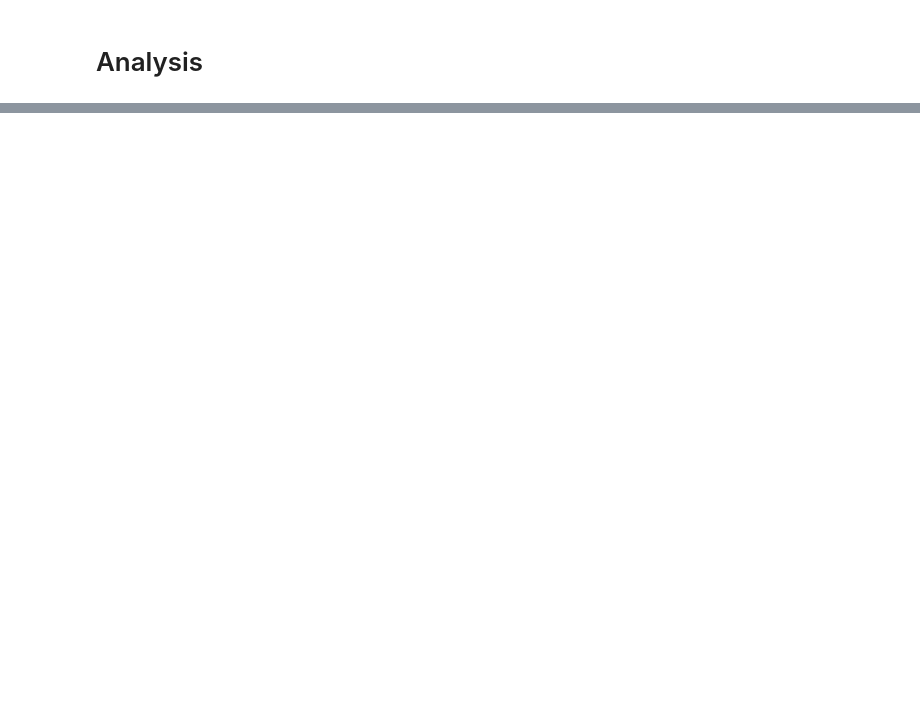
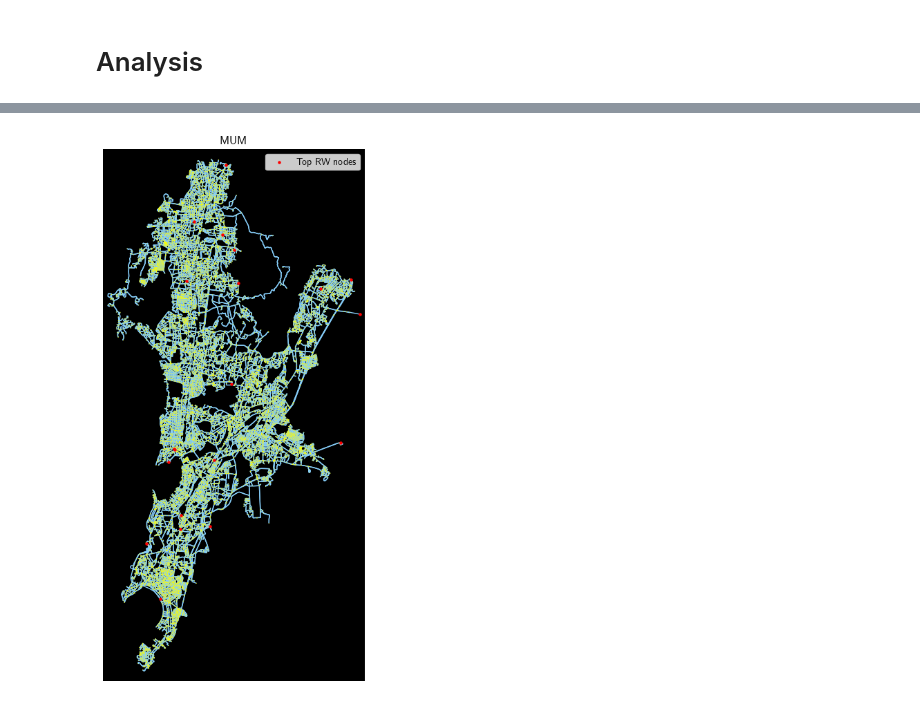
Before and after one commit to akshaysanjeevk/Road-Network-Stat-SGN2025, a Jupyter notebook: notebook1.ipynb, the cells around one changed output, grey strips where cells are left out. Cells and saved outputs as stored; diff of their text form; code cells hidden in the pictures; blank space fills up the shorter version.

```diff
--- a/notebook1.ipynb
+++ b/notebook1.ipynb
@@ -68,0 +177,32 @@ a, b = wPDF(city_codes)
+# %%
+citycode = "MUM"
+topN, topPr = PopNodes(f"RW_{citycode}_n100000_t1000.npz", q=20)
+G = OpenGraph(citycode)
+xs = [G.nodes[n]["x"] for n in topN]
+ys = [G.nodes[n]["y"] for n in topN]
+# %%
+fig, ax = osm.plot_graph(
+    G,
+    figsize=(10,10),
+    node_size=.5,
+    node_color="yellow",
+    edge_color="lightskyblue",
+    bgcolor="black",
+    show=False,
+    close=False
+)
+
+ax.scatter(
+    xs, ys,
+    c="red",
+    s=5,
+    zorder=5,
+    label="Top RW nodes"
+)
+
+ax.legend()
+plt.title(f"{citycode}")
+plt.savefig(f"./topN_maps/{citycode}_RW.pdf")
+plt.show()
+# %% [output]
+[figure, added]
```
Also changed, not shown: parts of 11 cells of this notebook, 40 other files.
